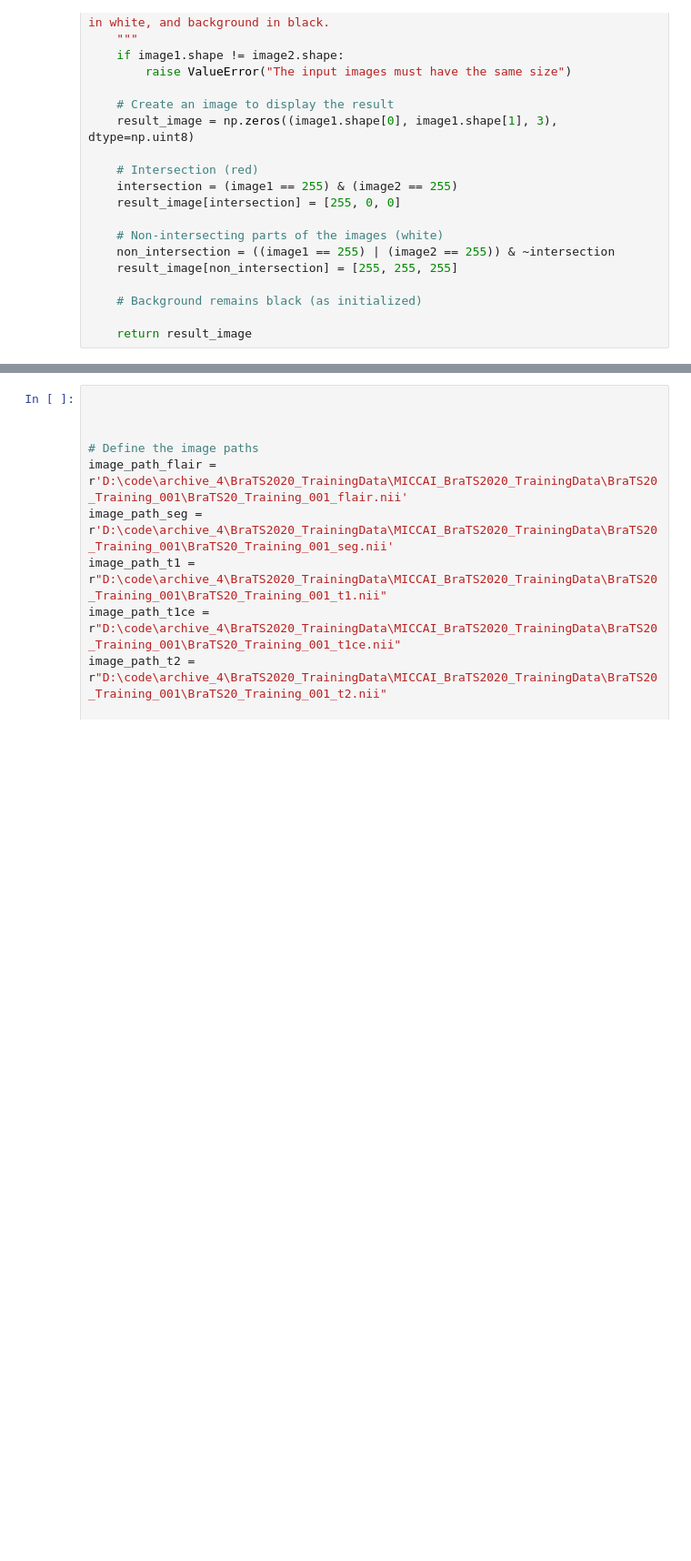
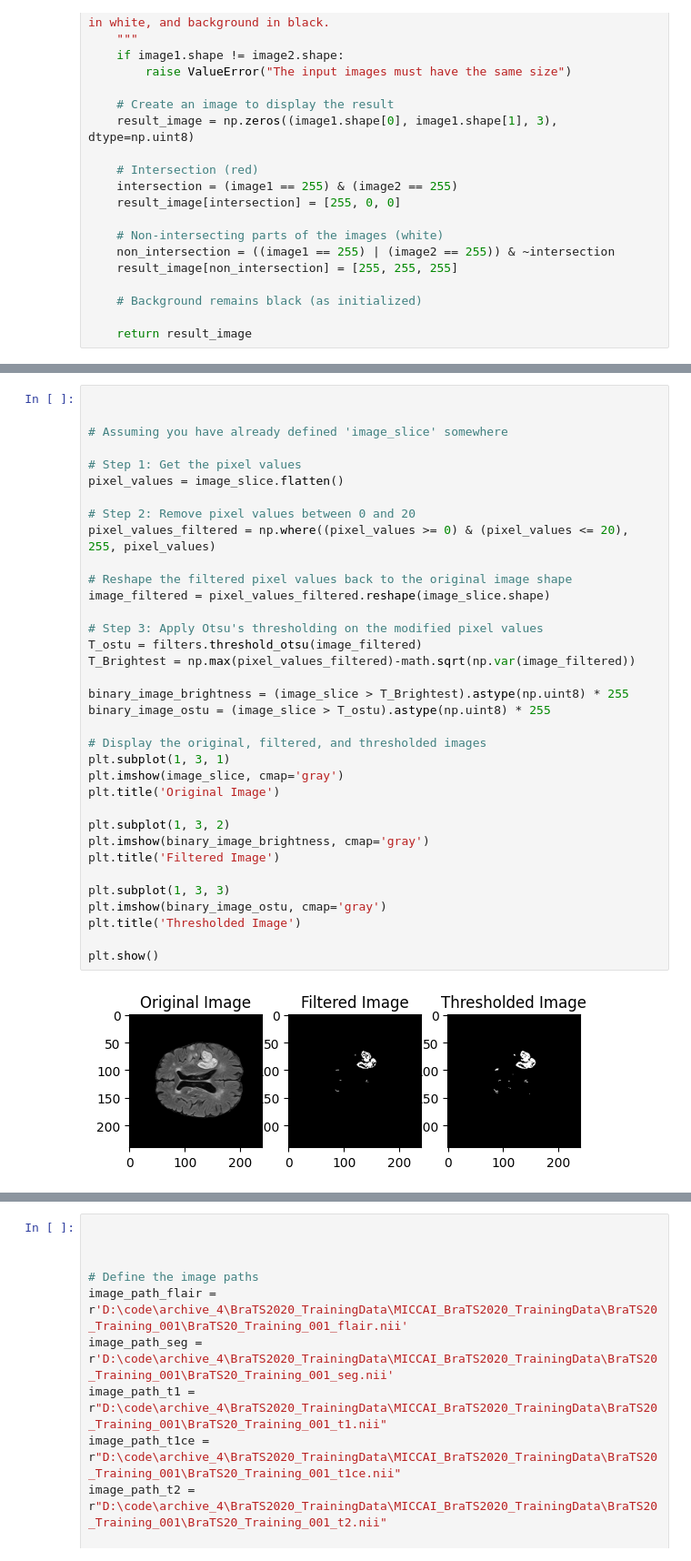
Before and after one commit to YahyaAlaaMassoud/brain-tumor-segmentation, a Jupyter notebook: theresholding/main_2.ipynb, the cells around one changed output, grey strips where cells are left out. Shown at 91% size. Cells and saved outputs as stored; diff of their text form; blank space fills up the shorter version.

```diff
--- a/theresholding/main_2.ipynb
+++ b/theresholding/main_2.ipynb
@@ -103,2 +155,39 @@ def draw_intersection_of_binary_images_v3(image1, image2):
+# %%
+
+
+# Assuming you have already defined 'image_slice' somewhere
+
+# Step 1: Get the pixel values
+pixel_values = image_slice.flatten()
+
+# Step 2: Remove pixel values between 0 and 20
+pixel_values_filtered = np.where((pixel_values >= 0) & (pixel_values <= 20), 255, pixel_values)
+
+# Reshape the filtered pixel values back to the original image shape
+image_filtered = pixel_values_filtered.reshape(image_slice.shape)
+
+# Step 3: Apply Otsu's thresholding on the modified pixel values
+T_ostu = filters.threshold_otsu(image_filtered)
+T_Brightest = np.max(pixel_values_filtered)-math.sqrt(np.var(image_filtered))
+
+binary_image_brightness = (image_slice > T_Brightest).astype(np.uint8) * 255
+binary_image_ostu = (image_slice > T_ostu).astype(np.uint8) * 255
+
+# Display the original, filtered, and thresholded images
+plt.subplot(1, 3, 1)
+plt.imshow(image_slice, cmap='gray')
+plt.title('Original Image')
+
+plt.subplot(1, 3, 2)
+plt.imshow(binary_image_brightness, cmap='gray')
+plt.title('Filtered Image')
+
+plt.subplot(1, 3, 3)
+plt.imshow(binary_image_ostu, cmap='gray')
+plt.title('Thresholded Image')
+
+plt.show()
+# %% [output]
+[figure, added]
 # %%
 # Choose a slice and time point for demonstration
```
Also changed, not shown: parts of 4 cells of this notebook.
